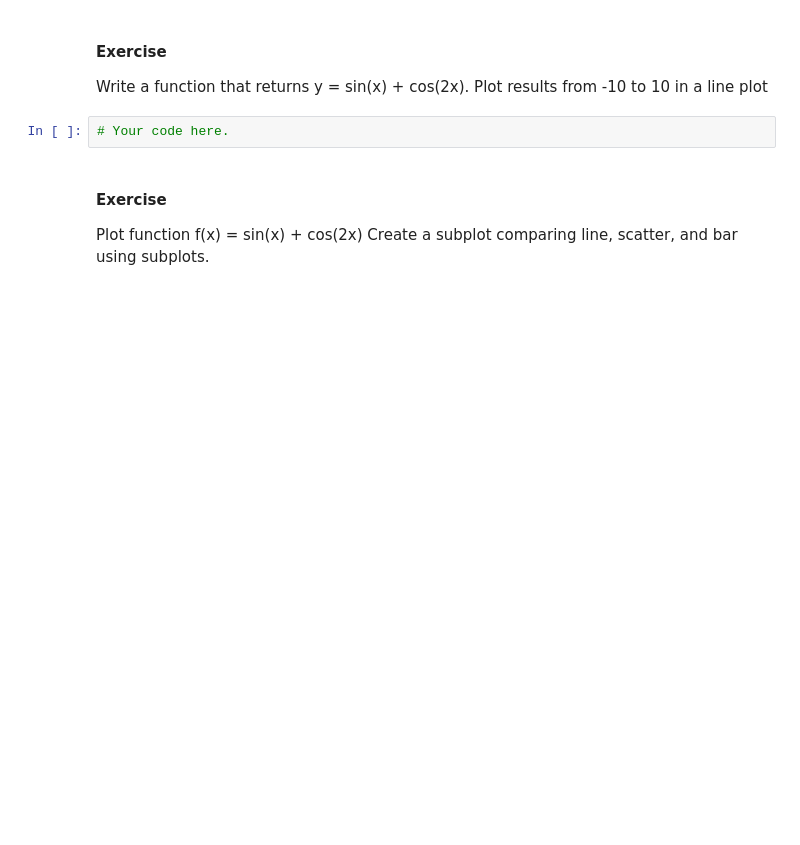
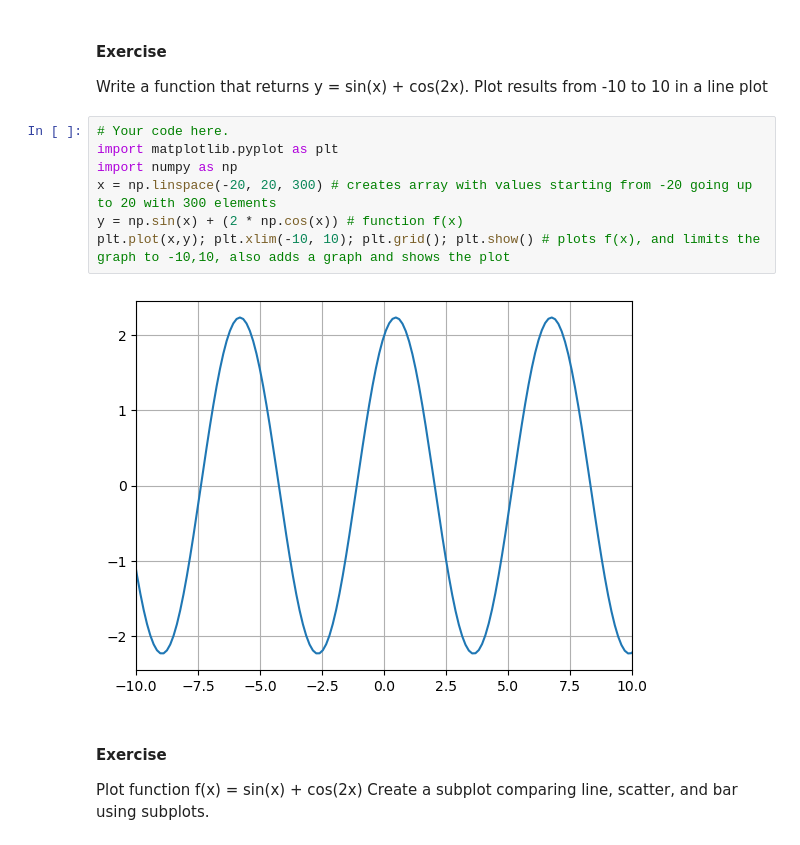
Before and after one commit to bruce179012-byte/MEGR2810-Jupyter-Notebook, a Jupyter notebook: Lecture 6_python_plotting.ipynb, the cells around one changed output. Saved outputs shown, nothing was run; the diff lists cells and outputs as text; blank space fills up the shorter version.

Commit message:
Multiple 2D Plot Types

```diff
--- a/Lecture 6_python_plotting.ipynb
+++ b/Lecture 6_python_plotting.ipynb
@@ -332,6 +334,13 @@ Write a function that returns y = sin(x) + cos(2x).
 Plot results from -10 to 10 in a line plot
 # %%
 # Your code here.
+import matplotlib.pyplot as plt
+import numpy as np
+x = np.linspace(-20, 20, 300) # creates array with values starting from -20 going up to 20 with 300 elements
+y = np.sin(x) + (2 * np.cos(x)) # function f(x)
+plt.plot(x,y); plt.xlim(-10, 10); plt.grid(); plt.show() # plots f(x), and limits the graph to -10,10, also adds a graph and shows the plot
+# %% [output]
+[figure, added]
 # %% [markdown]
 #### Exercise
 Plot function f(x) = sin(x) + cos(2x)
```
Also changed, not shown: parts of 3 cells of this notebook.
